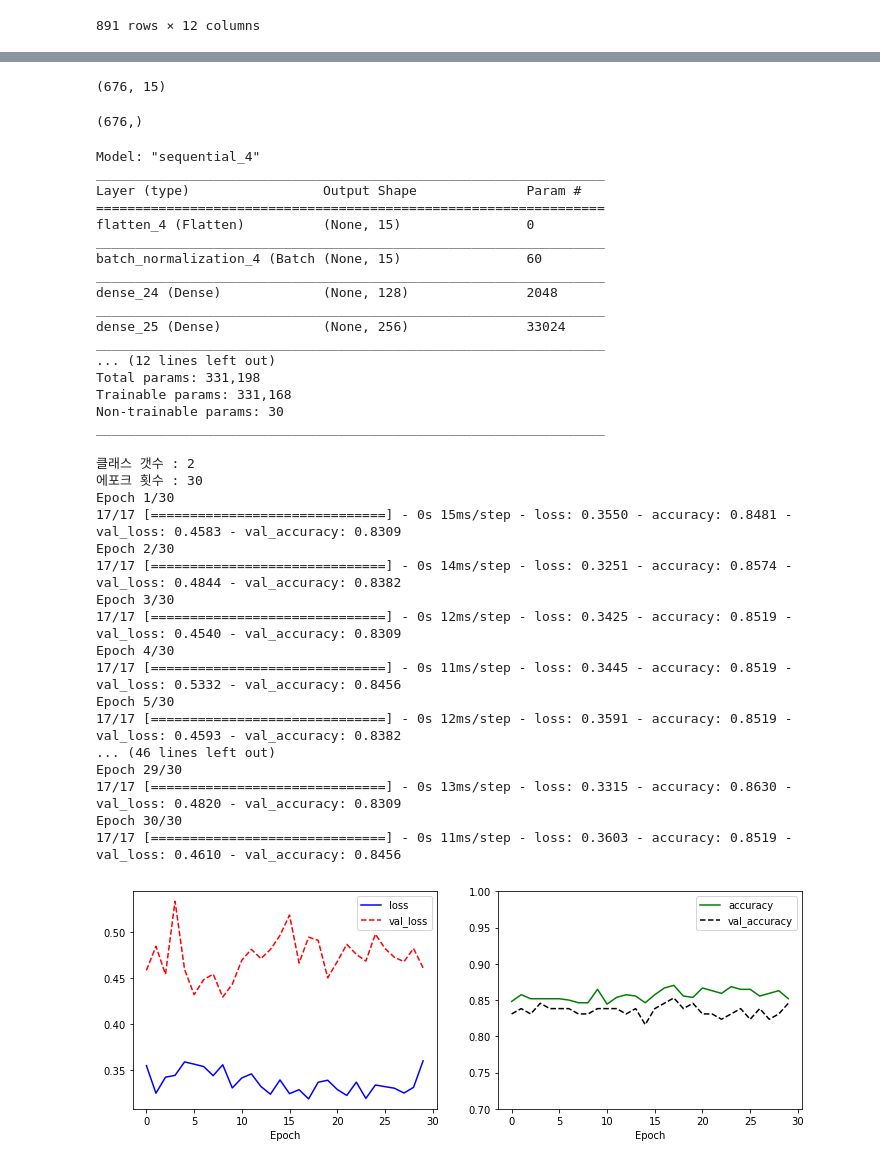
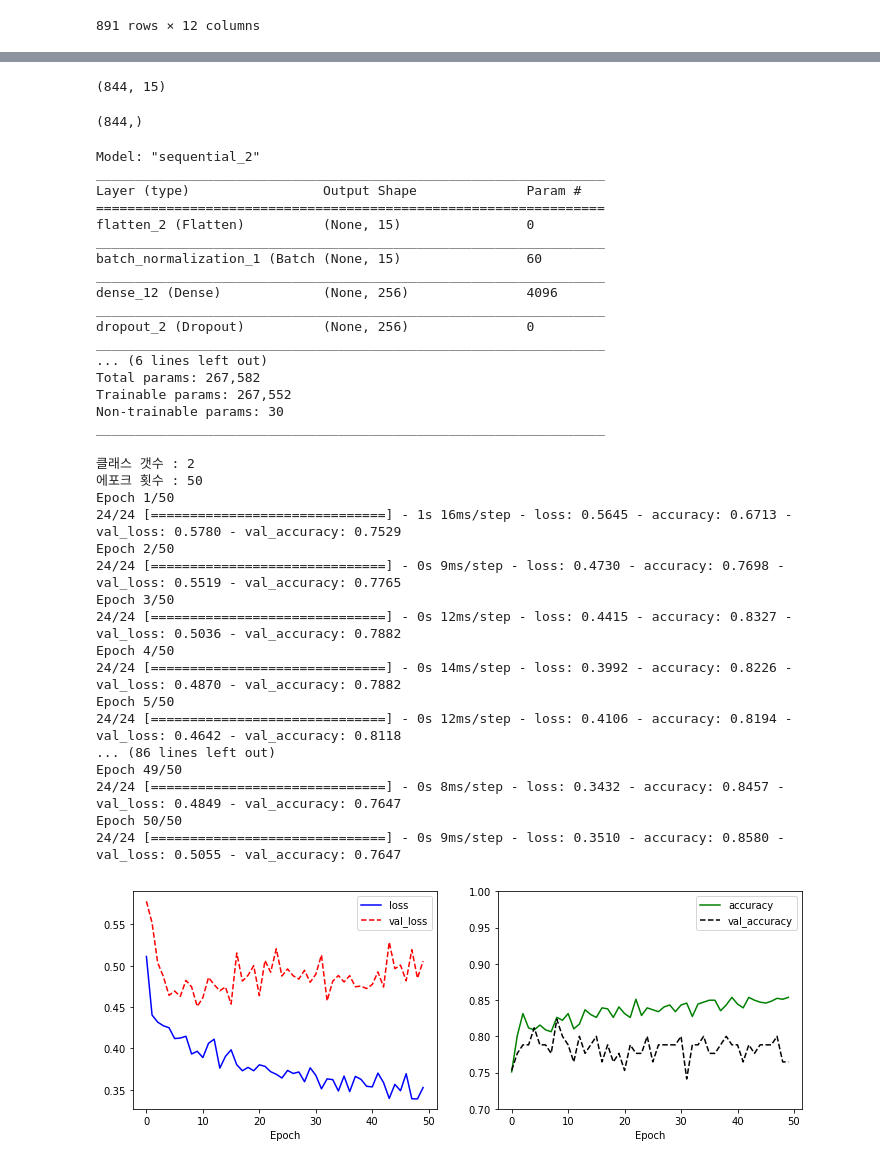
Before and after one commit to hrdkdh/kaggle, a Jupyter notebook: titanic/prediction_titanic_by_dnn.ipynb, the cells around one changed output, grey strips where cells are left out. Saved outputs shown, nothing was run; the diff lists cells and outputs as text; code cells hidden in the pictures.

```diff
--- a/titanic/prediction_titanic_by_dnn.ipynb
+++ b/titanic/prediction_titanic_by_dnn.ipynb
@@ -11,11 +11,17 @@ from sklearn.model_selection import train_test_split
 pd.set_option("mode.chained_assignment",  None) # <==== 판다스 경고를 끈다
 
 #필요행만 선택 and 전처리
-def preProcessing(df, dropna=True, cate="train"):
+def preProcessing(df, ageNaFill="zero", dropna=True, cate="train"):
     df = df.astype({"Pclass":"str"})
     df = df.replace({"Pclass" : {"1":"1st", "2":"2nd", "3":"3nd"}})
+    if ageNaFill:
+        #age가 없는 사람은 0으로 채워준다
+        df["Age"] = df["Age"].fillna(0.00)
+    elif ageNaFill=="mean":
+        age_mean = df["Age"].mean()
+        df["Age"] = df["Age"].fillna(age_mean)
+
     df["MissCate"] = "none"
-
     miss_cate = ["Mrs", "Miss"]
     for i in range(len(df["PassengerId"])):
         for m_cate in miss_cate:
@@ -65,7 +71,7 @@ display(df)
 891 rows × 12 columns
 # %%
 #데이터셋 분리
-org_data = preProcessing(df)
+org_data = preProcessing(df, ageNaFill="mean")
 x = org_data.drop("Survived", axis=1)
 y = org_data["Survived"]
 display(x)
@@ -103,21 +109,18 @@ x_train, x_test, y_train, y_test = x_train.to_numpy(), x_test.to_numpy(), y_trai
 display(x_train.shape)
 display(y_train.shape)
 # %% [output]
-(676, 15)
+(844, 15)
-(676,)
+(844,)
 # %%
 # 네트워크 구조 정의. VGG를 차용하여 조금 수정함
 class_counts = 2
 model = tf.keras.Sequential([
     tf.keras.layers.Flatten(input_shape = (x_train.shape[1], 1)),
     tf.keras.layers.BatchNormalization(),
-    tf.keras.layers.Dense(units=128, activation="relu"),
     tf.keras.layers.Dense(units=256, activation="relu"),
     tf.keras.layers.Dropout(rate=0.2),
     tf.keras.layers.Dense(units=512, activation="relu"),
-    tf.keras.layers.Dropout(rate=0.2),
     tf.keras.layers.Dense(units=256, activation="relu"),
-    tf.keras.layers.Dense(units=128, activation="relu"),
     tf.keras.layers.Dense(units=class_counts, activation="softmax")
 ])
 
@@ -128,32 +131,32 @@ model.compile(optimizer=tf.keras.optimizers.Adam(),
 #계층, 차원, 파라미터 수 요약 확인
 model.summary()
 # %% [output]
-Model: "sequential_4"
+Model: "sequential_2"
 _________________________________________________________________
 Layer (type)                 Output Shape              Param #
 =================================================================
-flatten_4 (Flatten)          (None, 15)                0
+flatten_2 (Flatten)          (None, 15)                0
 _________________________________________________________________
-batch_normalization_4 (Batch (None, 15)                60
+batch_normalization_1 (Batch (None, 15)                60
 _________________________________________________________________
-dense_24 (Dense)             (None, 128)               2048
+dense_12 (Dense)             (None, 256)               4096
 _________________________________________________________________
-dense_25 (Dense)             (None, 256)               33024
+dropout_2 (Dropout)          (None, 256)               0
 _________________________________________________________________
-... (12 lines left out)
-Total params: 331,198
-Trainable params: 331,168
+... (6 lines left out)
+Total params: 267,582
+Trainable params: 267,552
 Non-trainable params: 30
 _________________________________________________________________
 # %%
-epoch_counts = 30
+epoch_counts = 50
 print("클래스 갯수 : " + str(class_counts))
 print("에포크 횟수 : " + str(epoch_counts))
 history = model.fit(
     x_train,
     y_train,
     epochs=epoch_counts,
-    validation_split=0.2
+    validation_split=0.1
 )
 
  #train loss, validation loss 그래프 출력
@@ -162,47 +165,47 @@ plt.subplot(1, 2, 1)
 plt.plot(history.history["loss"], "b-", label="loss")
 plt.plot(history.history["val_loss"], "r--", label="val_loss")
 plt.xlabel("Epoch")
 plt.legend()
 
 #train accutacy, validation accuracy 그래프 출력
 plt.subplot(1, 2, 2)
 plt.plot(history.history["accuracy"], "g-", label="accuracy")
 plt.plot(history.history["val_accuracy"], "k--", label="val_accuracy")
 plt.xlabel("Epoch")
 plt.ylim(0.7, 1)
 plt.legend()
 plt.show()
 
 print("최종 결과 : ", model.evaluate(x_test, y_test))
 
 try:
     json_string = model.to_json()
     open("saved_dnn_model_json.json", "w").write(json_string)
     model.save_weights("saved_dnn_model_weights.h5", overwrite=True)
     with open("dnn_class_names.json", "w") as outfile:
         json.dump({0:"die", 1:"survived"}, outfile)
 except Exception as e:
     print("=================================")
     print("=================================")
     print("모델 저장 중 오류가 발생하였습니다!", e)
     print("=================================")
     print("=================================")
 # %% [output]
 클래스 갯수 : 2
-에포크 횟수 : 30
-Epoch 1/30
-17/17 [==============================] - 0s 15ms/step - loss: 0.3550 - accuracy: 0.8481 - val_loss: 0.4583 - val_accuracy: 0.8309
-Epoch 2/30
-17/17 [==============================] - 0s 14ms/step - loss: 0.3251 - accuracy: 0.8574 - val_loss: 0.4844 - val_accuracy: 0.8382
-Epoch 3/30
-17/17 [==============================] - 0s 12ms/step - loss: 0.3425 - accuracy: 0.8519 - val_loss: 0.4540 - val_accuracy: 0.8309
-Epoch 4/30
-17/17 [==============================] - 0s 11ms/step - loss: 0.3445 - accuracy: 0.8519 - val_loss: 0.5332 - val_accuracy: 0.8456
-Epoch 5/30
-17/17 [==============================] - 0s 12ms/step - loss: 0.3591 - accuracy: 0.8519 - val_loss: 0.4593 - val_accuracy: 0.8382
-... (46 lines left out)
-Epoch 29/30
-17/17 [==============================] - 0s 13ms/step - loss: 0.3315 - accuracy: 0.8630 - val_loss: 0.4820 - val_accuracy: 0.8309
-Epoch 30/30
-17/17 [==============================] - 0s 11ms/step - loss: 0.3603 - accuracy: 0.8519 - val_loss: 0.4610 - val_accuracy: 0.8456
+에포크 횟수 : 50
+Epoch 1/50
+24/24 [==============================] - 1s 16ms/step - loss: 0.5645 - accuracy: 0.6713 - val_loss: 0.5780 - val_accuracy: 0.7529
+Epoch 2/50
+24/24 [==============================] - 0s 9ms/step - loss: 0.4730 - accuracy: 0.7698 - val_loss: 0.5519 - val_accuracy: 0.7765
+Epoch 3/50
+24/24 [==============================] - 0s 12ms/step - loss: 0.4415 - accuracy: 0.8327 - val_loss: 0.5036 - val_accuracy: 0.7882
+Epoch 4/50
+24/24 [==============================] - 0s 14ms/step - loss: 0.3992 - accuracy: 0.8226 - val_loss: 0.4870 - val_accuracy: 0.7882
+Epoch 5/50
+24/24 [==============================] - 0s 12ms/step - loss: 0.4106 - accuracy: 0.8194 - val_loss: 0.4642 - val_accuracy: 0.8118
+... (86 lines left out)
+Epoch 49/50
+24/24 [==============================] - 0s 8ms/step - loss: 0.3432 - accuracy: 0.8457 - val_loss: 0.4849 - val_accuracy: 0.7647
+Epoch 50/50
+24/24 [==============================] - 0s 9ms/step - loss: 0.3510 - accuracy: 0.8580 - val_loss: 0.5055 - val_accuracy: 0.7647
-[figure, old version]
+[figure, new version]
```
Also changed, not shown: parts of 4 cells of this notebook, 1 other file.
